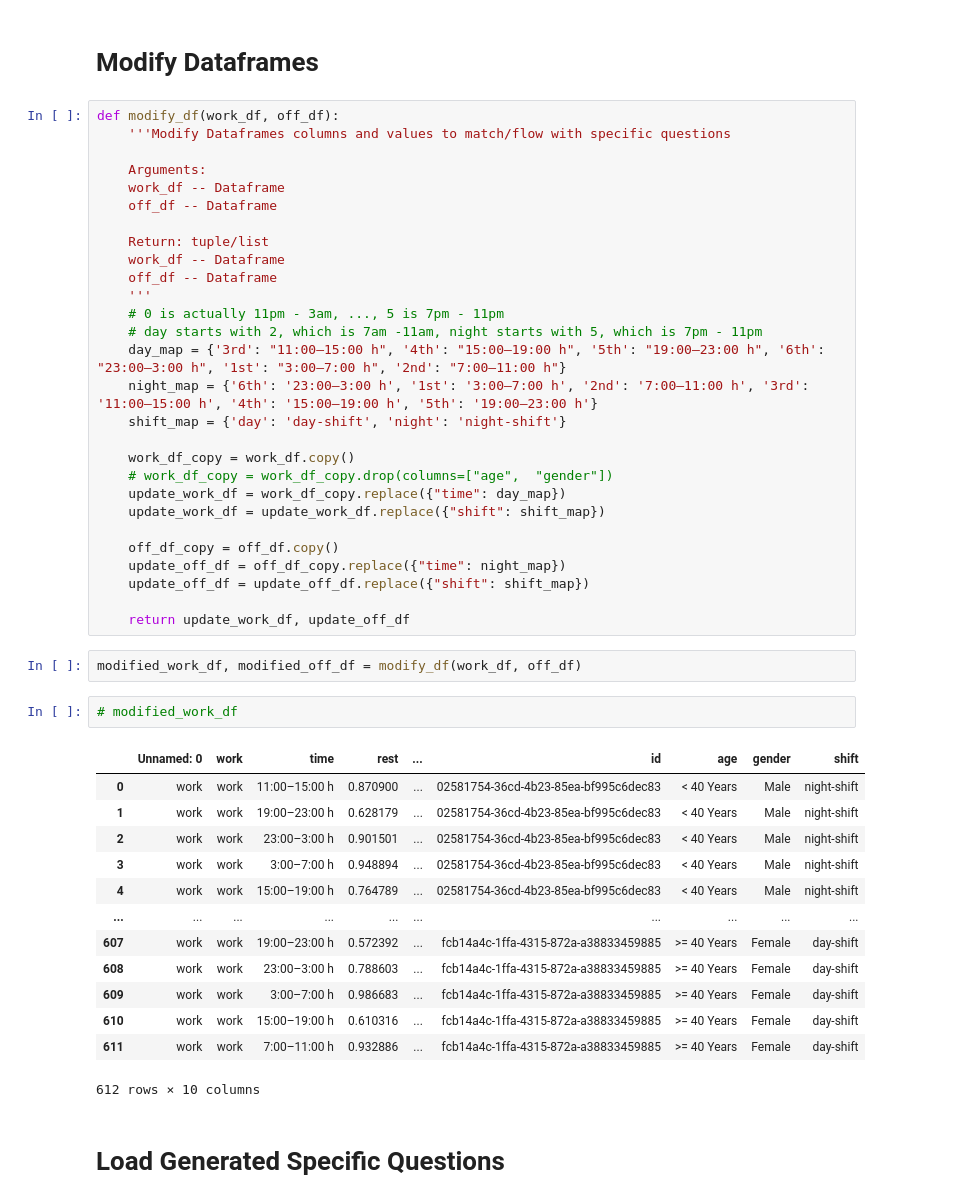
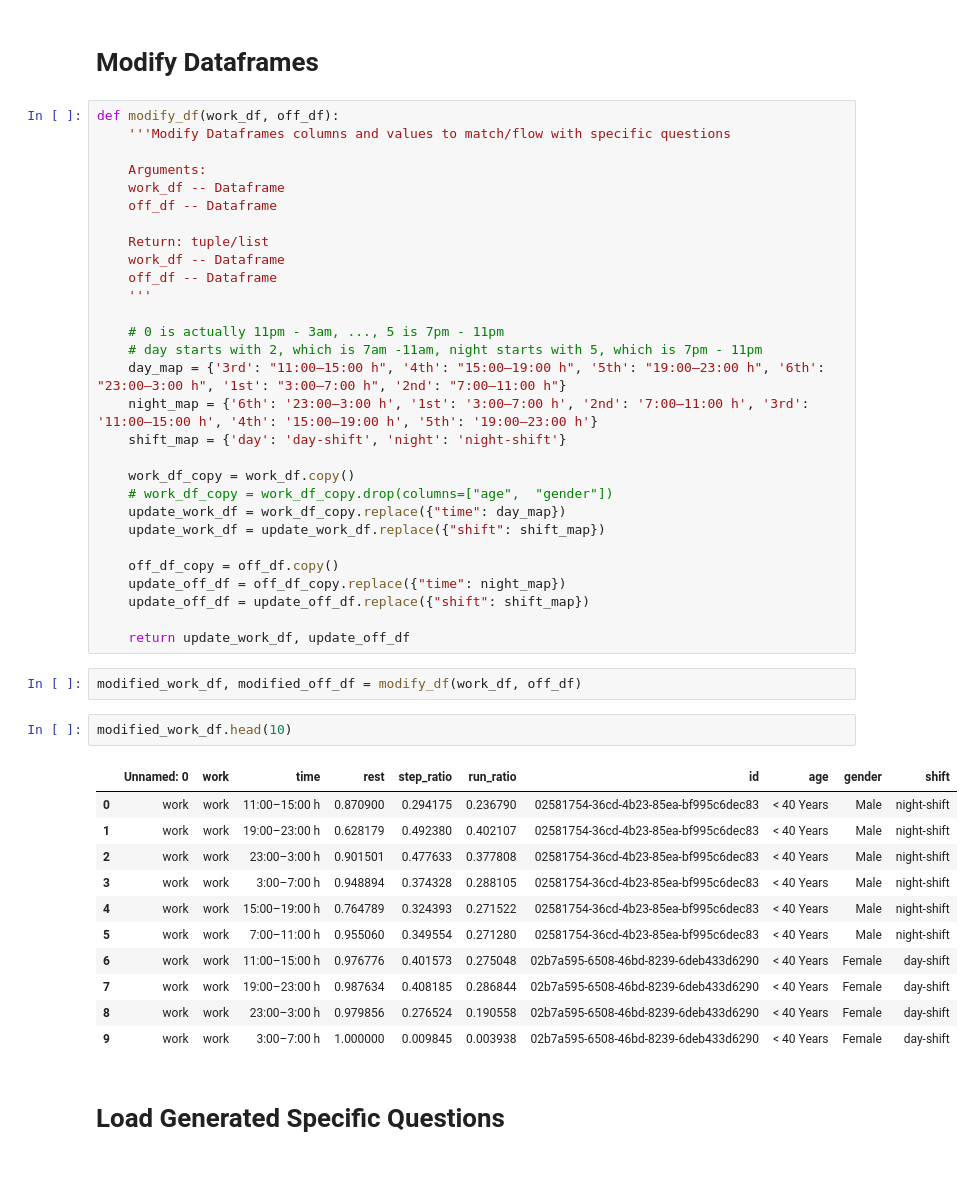
Before and after one commit to usc-sail/tiles-day-night, a Jupyter notebook: my_code/figure2.ipynb, the cells around one changed output. Saved outputs shown, nothing was run; the diff lists cells and outputs as text; blank space fills up the shorter version.

```diff
--- a/my_code/figure2.ipynb
+++ b/my_code/figure2.ipynb
@@ -51,6 +51,7 @@ def modify_df(work_df, off_df):
     work_df -- Dataframe
     off_df -- Dataframe
     '''
+
     # 0 is actually 11pm - 3am, ..., 5 is 7pm - 11pm
     # day starts with 2, which is 7am -11am, night starts with 5, which is 7pm - 11pm
     day_map = {'3rd': "11:00–15:00 h", '4th': "15:00–19:00 h", '5th': "19:00–23:00 h", '6th': "23:00–3:00 h", '1st': "3:00–7:00 h", '2nd': "7:00–11:00 h"}
@@ -70,21 +71,19 @@ def modify_df(work_df, off_df):
 # %%
 modified_work_df, modified_off_df = modify_df(work_df, off_df)
 # %%
-# modified_work_df
+modified_work_df.head(10)
 # %% [output]
-|  | Unnamed: 0 | work | time | rest | ... | id | age | gender | shift |
-| 0 | work | work | 11:00–15:00 h | 0.870900 | ... | 02581754-36cd-4b23-85ea-bf995c6dec83 | < 40 Years | Male | night-shift |
-| 1 | work | work | 19:00–23:00 h | 0.628179 | ... | 02581754-36cd-4b23-85ea-bf995c6dec83 | < 40 Years | Male | night-shift |
-| 2 | work | work | 23:00–3:00 h | 0.901501 | ... | 02581754-36cd-4b23-85ea-bf995c6dec83 | < 40 Years | Male | night-shift |
-| 3 | work | work | 3:00–7:00 h | 0.948894 | ... | 02581754-36cd-4b23-85ea-bf995c6dec83 | < 40 Years | Male | night-shift |
-| 4 | work | work | 15:00–19:00 h | 0.764789 | ... | 02581754-36cd-4b23-85ea-bf995c6dec83 | < 40 Years | Male | night-shift |
-| ... | ... | ... | ... | ... | ... | ... | ... | ... | ... |
-| 607 | work | work | 19:00–23:00 h | 0.572392 | ... | fcb14a4c-1ffa-4315-872a-a38833459885 | >= 40 Years | Female | day-shift |
-| 608 | work | work | 23:00–3:00 h | 0.788603 | ... | fcb14a4c-1ffa-4315-872a-a38833459885 | >= 40 Years | Female | day-shift |
-| 609 | work | work | 3:00–7:00 h | 0.986683 | ... | fcb14a4c-1ffa-4315-872a-a38833459885 | >= 40 Years | Female | day-shift |
-| 610 | work | work | 15:00–19:00 h | 0.610316 | ... | fcb14a4c-1ffa-4315-872a-a38833459885 | >= 40 Years | Female | day-shift |
-| 611 | work | work | 7:00–11:00 h | 0.932886 | ... | fcb14a4c-1ffa-4315-872a-a38833459885 | >= 40 Years | Female | day-shift |
+|  | Unnamed: 0 | work | time | rest | step_ratio | run_ratio | id | age | gender | shift |
+| 0 | work | work | 11:00–15:00 h | 0.870900 | 0.294175 | 0.236790 | 02581754-36cd-4b23-85ea-bf995c6dec83 | < 40 Years | Male | night-shift |
+| 1 | work | work | 19:00–23:00 h | 0.628179 | 0.492380 | 0.402107 | 02581754-36cd-4b23-85ea-bf995c6dec83 | < 40 Years | Male | night-shift |
+| 2 | work | work | 23:00–3:00 h | 0.901501 | 0.477633 | 0.377808 | 02581754-36cd-4b23-85ea-bf995c6dec83 | < 40 Years | Male | night-shift |
+| 3 | work | work | 3:00–7:00 h | 0.948894 | 0.374328 | 0.288105 | 02581754-36cd-4b23-85ea-bf995c6dec83 | < 40 Years | Male | night-shift |
+| 4 | work | work | 15:00–19:00 h | 0.764789 | 0.324393 | 0.271522 | 02581754-36cd-4b23-85ea-bf995c6dec83 | < 40 Years | Male | night-shift |
+| 5 | work | work | 7:00–11:00 h | 0.955060 | 0.349554 | 0.271280 | 02581754-36cd-4b23-85ea-bf995c6dec83 | < 40 Years | Male | night-shift |
+| 6 | work | work | 11:00–15:00 h | 0.976776 | 0.401573 | 0.275048 | 02b7a595-6508-46bd-8239-6deb433d6290 | < 40 Years | Female | day-shift |
+| 7 | work | work | 19:00–23:00 h | 0.987634 | 0.408185 | 0.286844 | 02b7a595-6508-46bd-8239-6deb433d6290 | < 40 Years | Female | day-shift |
+| 8 | work | work | 23:00–3:00 h | 0.979856 | 0.276524 | 0.190558 | 02b7a595-6508-46bd-8239-6deb433d6290 | < 40 Years | Female | day-shift |
+| 9 | work | work | 3:00–7:00 h | 1.000000 | 0.009845 | 0.003938 | 02b7a595-6508-46bd-8239-6deb433d6290 | < 40 Years | Female | day-shift |
-612 rows × 10 columns
 # %% [markdown]
 # Load Generated Specific Questions
 # %%
```
Also changed, not shown: parts of 6 cells of this notebook, 1 other file.
